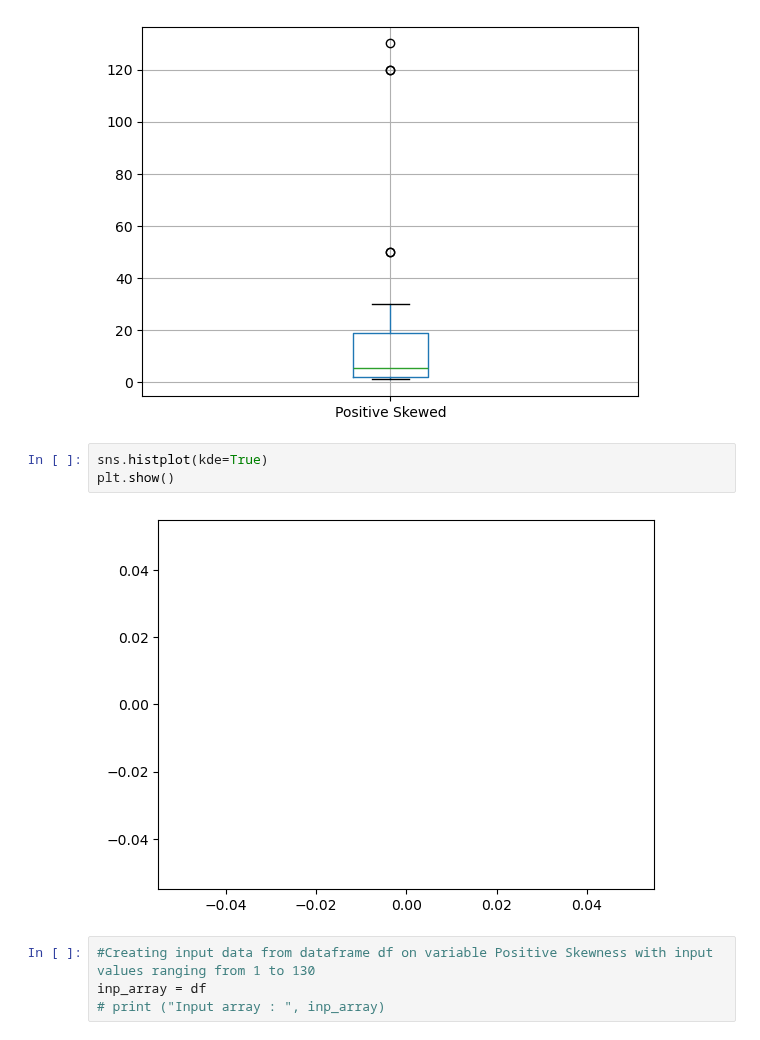
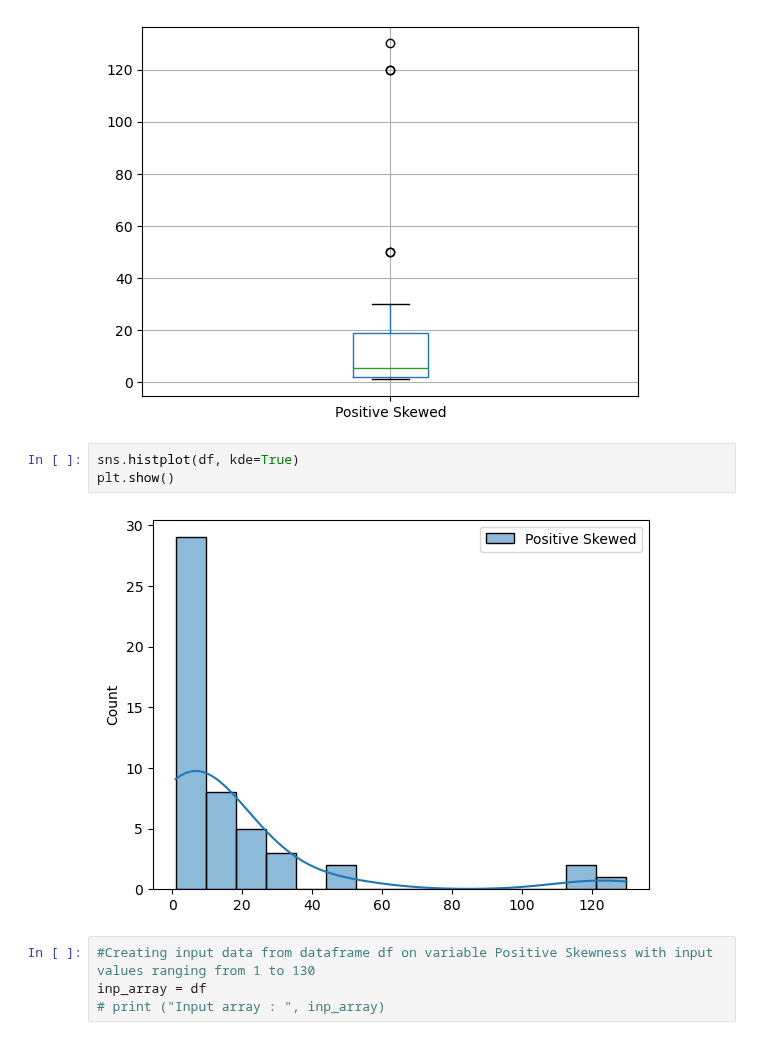
Before and after one commit to vaibhav-arde/MLNotes, a Jupyter notebook: Day_29/Specialised Machine Learning Techniques 2.ipynb, the cells around one changed output. Drawn from its saved outputs; the diff is of its cells as text.

```diff
--- a/Day_29/Specialised Machine Learning Techniques 2.ipynb
+++ b/Day_29/Specialised Machine Learning Techniques 2.ipynb
@@ -269,10 +269,10 @@ plt.show()
 # %% [output]
 [figure]
 # %%
-sns.histplot(kde=True)
+sns.histplot(df, kde=True)
 plt.show()
 # %% [output]
-[figure, old version]
+[figure, new version]
 # %%
 #Creating input data from dataframe df on variable Positive Skewness with input values ranging from 1 to 130
 inp_array = df
```
Also changed, not shown: parts of 3 cells of this notebook, 4 other files.
